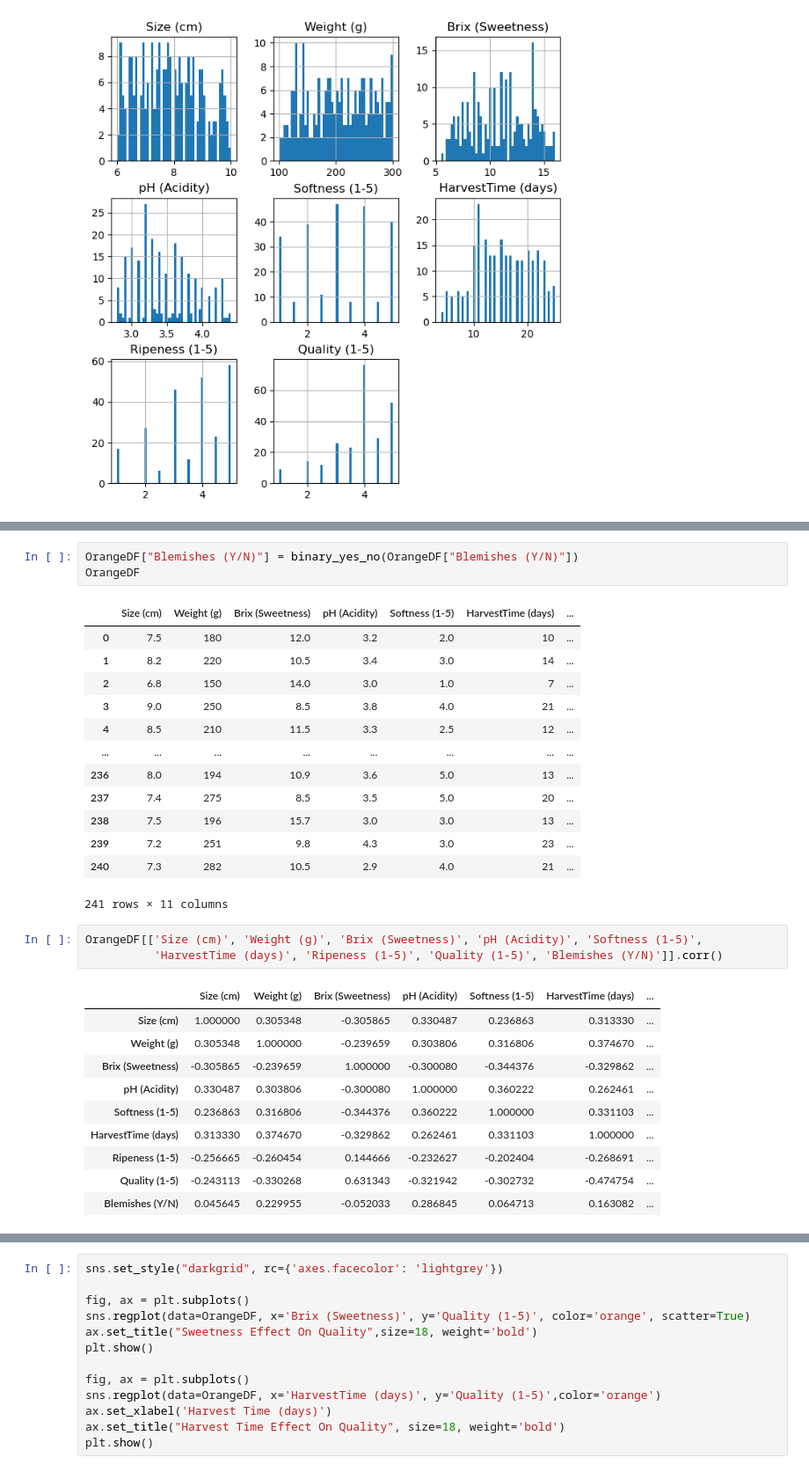
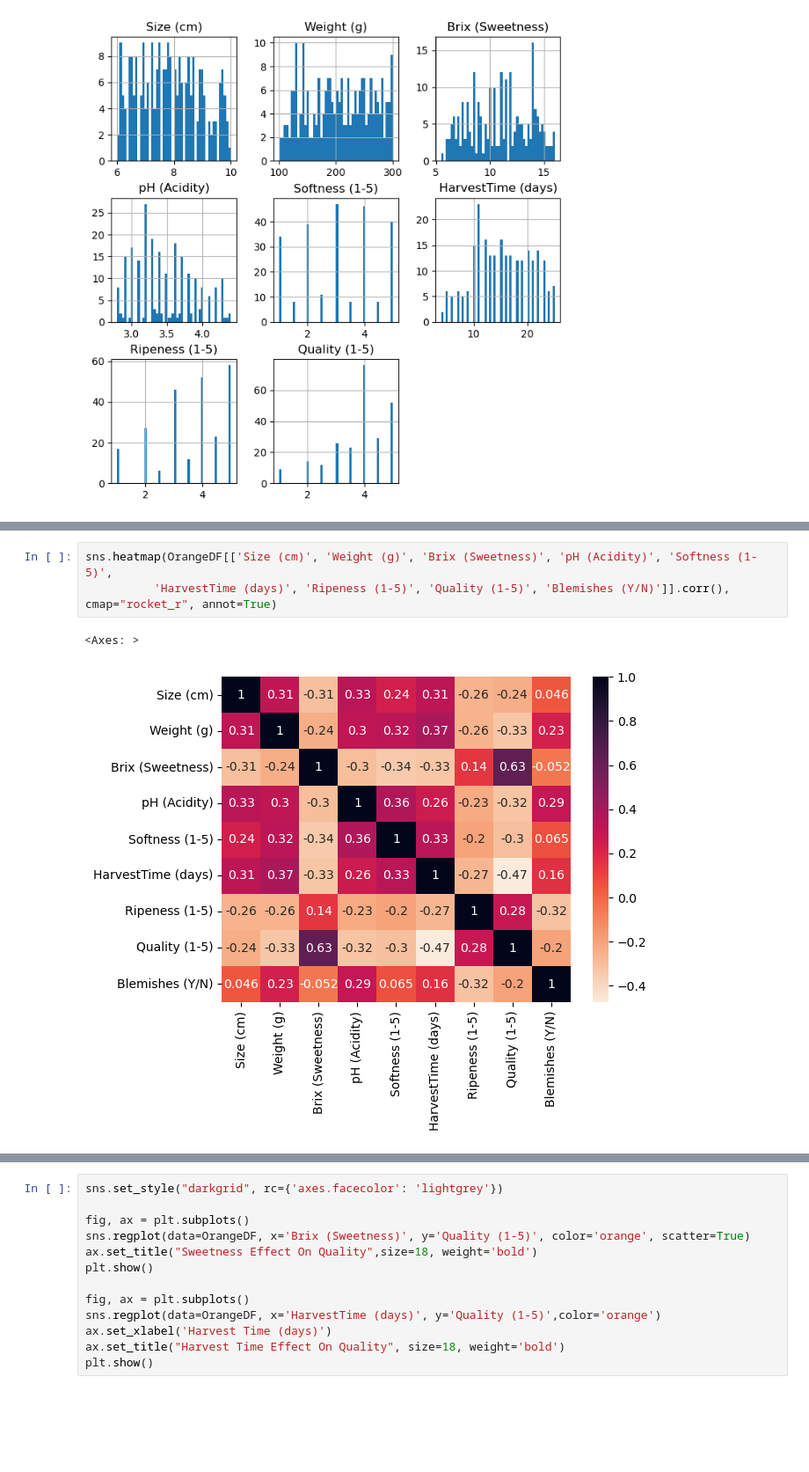
Before and after one commit to mbrwn65/OrangeAnalysis, a Jupyter notebook: orangeanalysis.ipynb, the cells around one changed output, grey strips where cells are left out. Shown at 88% size. Cells and saved outputs as stored; diff of their text form; blank space fills up the shorter version.

```diff
--- a/orangeanalysis.ipynb
+++ b/orangeanalysis.ipynb
@@ -138,31 +154,6 @@ def binary_yes_no(series):
-# %%
-OrangeDF["Blemishes (Y/N)"] = binary_yes_no(OrangeDF["Blemishes (Y/N)"])
-OrangeDF
-# %% [output]
-|  | Size (cm) | Weight (g) | Brix (Sweetness) | pH (Acidity) | Softness (1-5) | HarvestTime (days) | ... |
-| 0 | 7.5 | 180 | 12.0 | 3.2 | 2.0 | 10 | ... |
-| 1 | 8.2 | 220 | 10.5 | 3.4 | 3.0 | 14 | ... |
-| 2 | 6.8 | 150 | 14.0 | 3.0 | 1.0 | 7 | ... |
-| 3 | 9.0 | 250 | 8.5 | 3.8 | 4.0 | 21 | ... |
-| 4 | 8.5 | 210 | 11.5 | 3.3 | 2.5 | 12 | ... |
-| ... | ... | ... | ... | ... | ... | ... | ... |
-| 236 | 8.0 | 194 | 10.9 | 3.6 | 5.0 | 13 | ... |
-| 237 | 7.4 | 275 | 8.5 | 3.5 | 5.0 | 20 | ... |
-| 238 | 7.5 | 196 | 15.7 | 3.0 | 3.0 | 13 | ... |
-| 239 | 7.2 | 251 | 9.8 | 4.3 | 3.0 | 23 | ... |
-| 240 | 7.3 | 282 | 10.5 | 2.9 | 4.0 | 21 | ... |
-241 rows × 11 columns
 # %%
-OrangeDF[['Size (cm)', 'Weight (g)', 'Brix (Sweetness)', 'pH (Acidity)', 'Softness (1-5)',
-          'HarvestTime (days)', 'Ripeness (1-5)', 'Quality (1-5)', 'Blemishes (Y/N)']].corr()
+sns.heatmap(OrangeDF[['Size (cm)', 'Weight (g)', 'Brix (Sweetness)', 'pH (Acidity)', 'Softness (1-5)',
+          'HarvestTime (days)', 'Ripeness (1-5)', 'Quality (1-5)', 'Blemishes (Y/N)']].corr(), cmap="rocket_r", annot=True)
 # %% [output]
-|  | Size (cm) | Weight (g) | Brix (Sweetness) | pH (Acidity) | Softness (1-5) | HarvestTime (days) | ... |
-| Size (cm) | 1.000000 | 0.305348 | -0.305865 | 0.330487 | 0.236863 | 0.313330 | ... |
-| Weight (g) | 0.305348 | 1.000000 | -0.239659 | 0.303806 | 0.316806 | 0.374670 | ... |
-| Brix (Sweetness) | -0.305865 | -0.239659 | 1.000000 | -0.300080 | -0.344376 | -0.329862 | ... |
-| pH (Acidity) | 0.330487 | 0.303806 | -0.300080 | 1.000000 | 0.360222 | 0.262461 | ... |
-| Softness (1-5) | 0.236863 | 0.316806 | -0.344376 | 0.360222 | 1.000000 | 0.331103 | ... |
-| HarvestTime (days) | 0.313330 | 0.374670 | -0.329862 | 0.262461 | 0.331103 | 1.000000 | ... |
-| Ripeness (1-5) | -0.256665 | -0.260454 | 0.144666 | -0.232627 | -0.202404 | -0.268691 | ... |
-| Quality (1-5) | -0.243113 | -0.330268 | 0.631343 | -0.321942 | -0.302732 | -0.474754 | ... |
-| Blemishes (Y/N) | 0.045645 | 0.229955 | -0.052033 | 0.286845 | 0.064713 | 0.163082 | ... |
+<Axes: >
+[figure, added]
```
Also changed, not shown: parts of 23 cells of this notebook.
